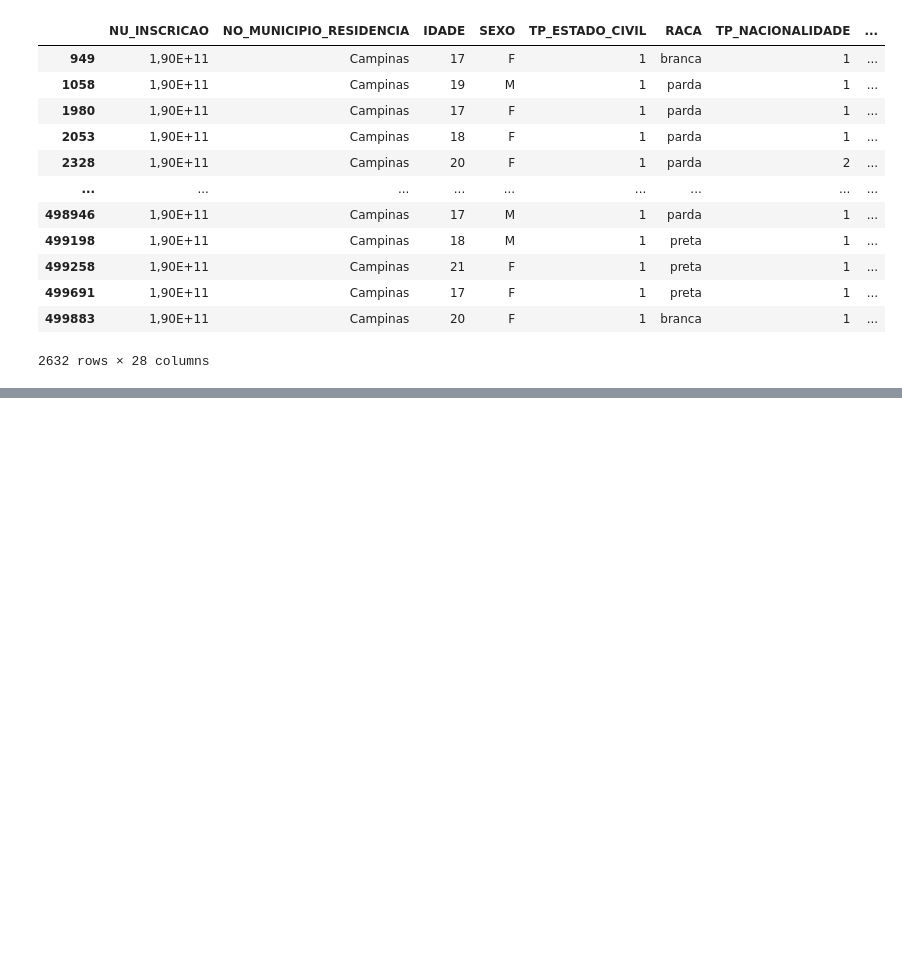
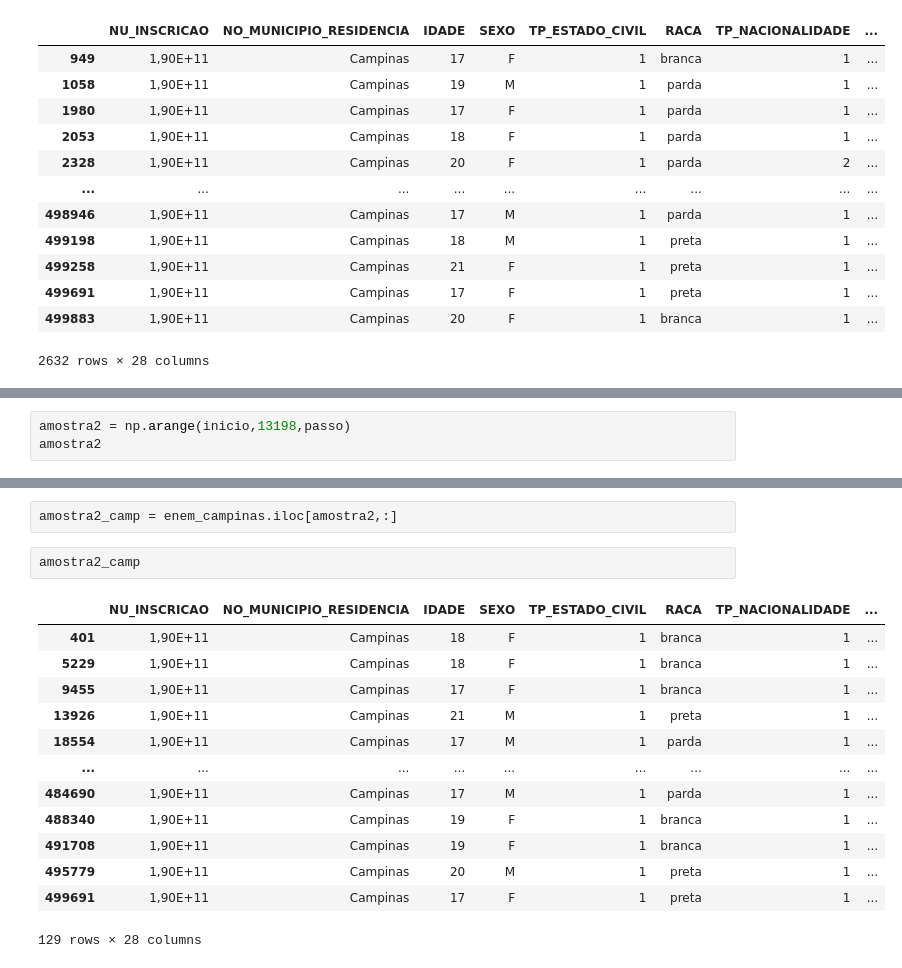
Before and after one commit to luizakuze/Cursos, a Jupyter notebook: curso/fundamentos-estatística/amostragem.ipynb, the cells around one changed output, grey strips where cells are left out. Saved outputs shown, nothing was run; the diff lists cells and outputs as text; blank space fills up the shorter version.

```diff
--- a/curso/fundamentos-estatística/amostragem.ipynb
+++ b/curso/fundamentos-estatística/amostragem.ipynb
@@ -119,0 +202,3 @@ amos_simples
+# %%
+amostra2 = np.arange(inicio,13198,passo)
+amostra2
@@ -119,0 +221,18 @@ amos_simples
+# %%
+amostra2_camp = enem_campinas.iloc[amostra2,:]
+# %%
+amostra2_camp
+# %% [output]
+|  | NU_INSCRICAO | NO_MUNICIPIO_RESIDENCIA | IDADE | SEXO | TP_ESTADO_CIVIL | RACA | TP_NACIONALIDADE | ... |
+| 401 | 1,90E+11 | Campinas | 18 | F | 1 | branca | 1 | ... |
+| 5229 | 1,90E+11 | Campinas | 18 | F | 1 | branca | 1 | ... |
+| 9455 | 1,90E+11 | Campinas | 17 | F | 1 | branca | 1 | ... |
+| 13926 | 1,90E+11 | Campinas | 21 | M | 1 | preta | 1 | ... |
+| 18554 | 1,90E+11 | Campinas | 17 | M | 1 | parda | 1 | ... |
+| ... | ... | ... | ... | ... | ... | ... | ... | ... |
+| 484690 | 1,90E+11 | Campinas | 17 | M | 1 | parda | 1 | ... |
+| 488340 | 1,90E+11 | Campinas | 19 | F | 1 | branca | 1 | ... |
+| 491708 | 1,90E+11 | Campinas | 19 | F | 1 | branca | 1 | ... |
+| 495779 | 1,90E+11 | Campinas | 20 | M | 1 | preta | 1 | ... |
+| 499691 | 1,90E+11 | Campinas | 17 | F | 1 | preta | 1 | ... |
+129 rows × 28 columns
```
Also changed, not shown: parts of 19 cells of this notebook.
